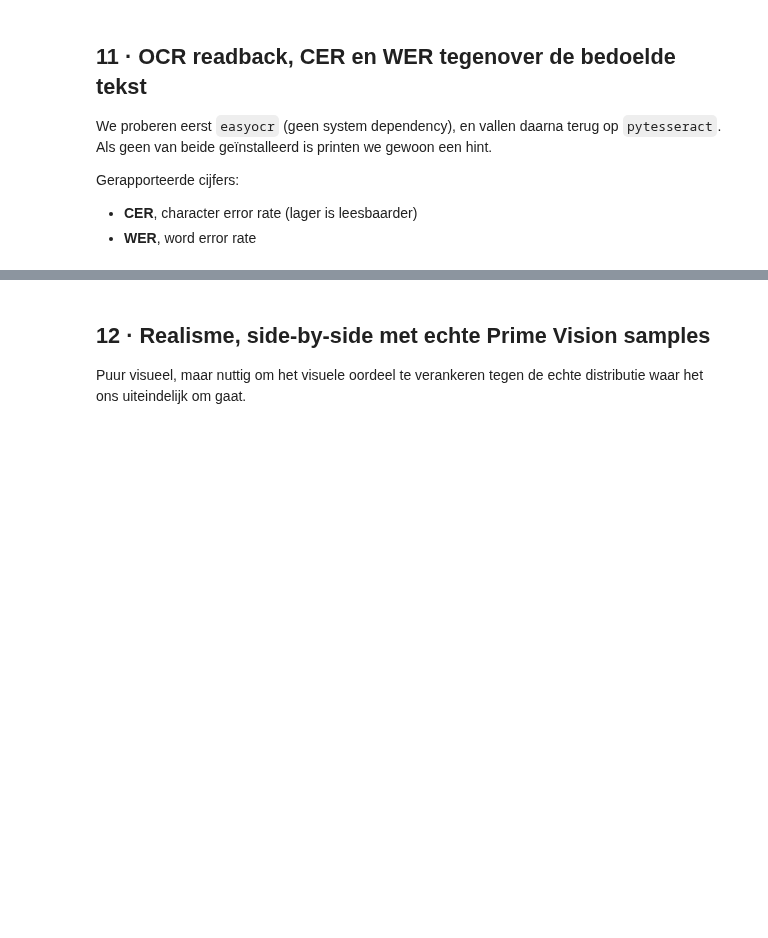
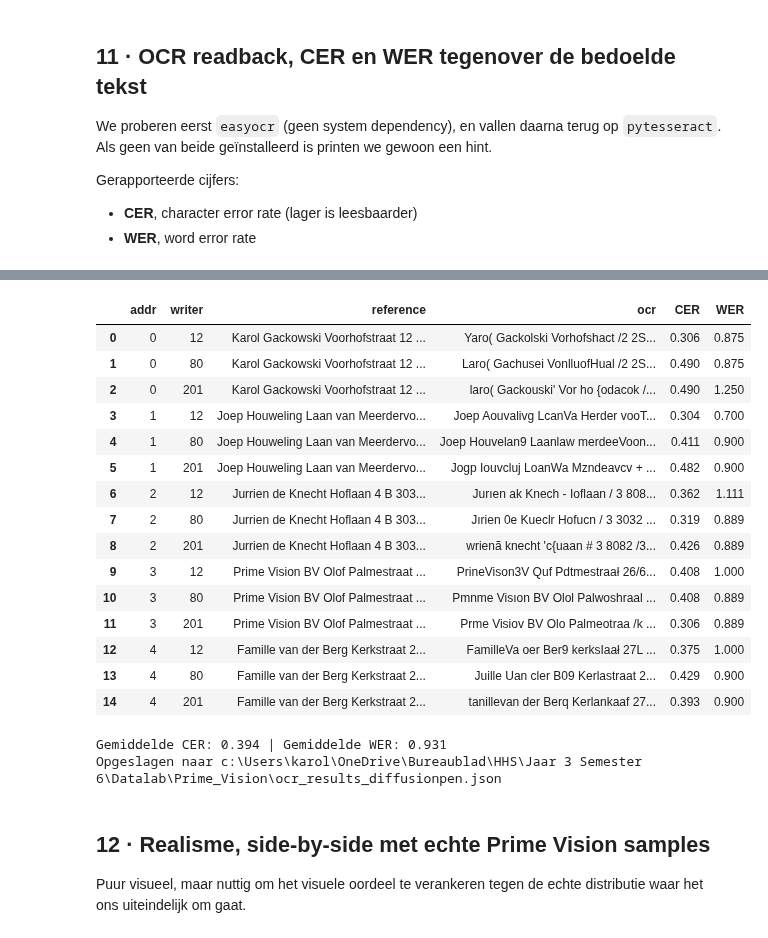
Before and after one commit to Joephwlg/Prime_Vision, a Jupyter notebook: diffusionpen_eval.ipynb, the cells around one changed output, grey strips where cells are left out. Drawn from its saved outputs; the diff is of its cells as text; code cells hidden in the pictures; blank space fills up the shorter version.

```diff
--- a/diffusionpen_eval.ipynb
+++ b/diffusionpen_eval.ipynb
@@ -465,33 +510,72 @@ print('OCR engine:', ocr_engine)
 # %%
 try:
     from IPython.display import display
 except ImportError:
     display = print
+
+missing = [name for name in ('ADDRESSES', 'WRITERS', 'samples', 'ocr')
+           if name not in globals()]
+if missing:
+    raise RuntimeError(
+        f'Cel kan niet draaien. Eerst de eerdere cellen runnen. Ontbreekt: {missing}'
+    )
 
 results = []
 if ocr is not None:
     for ai, lines in enumerate(ADDRESSES):
         ref = ' '.join(lines)
         for w in WRITERS:
             hyp = ocr(samples[(ai, w)])
             results.append({
                 'addr': ai, 'writer': w,
                 'reference': ref, 'ocr': hyp,
                 'CER': round(cer(ref.lower(), hyp.lower()), 3),
                 'WER': round(wer(ref.lower(), hyp.lower()), 3),
             })
     try:
         import pandas as pd
         df = pd.DataFrame(results)
         display(df)
-        print('Gemiddelde CER:', round(df['CER'].mean(), 3), '| Gemiddelde WER:', round(df['WER'].mean(), 3))
+        mean_cer = round(df['CER'].mean(), 3)
+        mean_wer = round(df['WER'].mean(), 3)
     except ImportError:
         for r in results:
             print(r)
-        print('Gemiddelde CER:', round(np.mean([r["CER"] for r in results]), 3),
-              '| Gemiddelde WER:', round(np.mean([r["WER"] for r in results]), 3))
+        mean_cer = round(np.mean([r['CER'] for r in results]), 3)
+        mean_wer = round(np.mean([r['WER'] for r in results]), 3)
+    print('Gemiddelde CER:', mean_cer, '| Gemiddelde WER:', mean_wer)
+
+    # Sla resultaten op zodat de vergelijking cel ze later kan inlezen.
+    out_json = DIFFUSIONPEN_DIR.parent / 'ocr_results_diffusionpen.json'
+    with open(out_json, 'w', encoding='utf-8') as f:
+        json.dump({
+            'model': 'DiffusionPen',
+            'mean_CER': mean_cer,
+            'mean_WER': mean_wer,
+            'rows': results,
+        }, f, ensure_ascii=False, indent=2)
+    print('Opgeslagen naar', out_json)
 else:
     print('(OCR overgeslagen, geen engine beschikbaar)')
+# %% [output]
+|  | addr | writer | reference | ocr | CER | WER |
+| 0 | 0 | 12 | Karol Gackowski Voorhofstraat 12 ... | Yaro( Gackolski Vorhofshact /2 2S... | 0.306 | 0.875 |
+| 1 | 0 | 80 | Karol Gackowski Voorhofstraat 12 ... | Laro( Gachusei VonlluofHual /2 2S... | 0.490 | 0.875 |
+| 2 | 0 | 201 | Karol Gackowski Voorhofstraat 12 ... | laro( Gackouski' Vor ho {odacok /... | 0.490 | 1.250 |
+| 3 | 1 | 12 | Joep Houweling Laan van Meerdervo... | Joep Aouvalivg LcanVa Herder vooT... | 0.304 | 0.700 |
+| 4 | 1 | 80 | Joep Houweling Laan van Meerdervo... | Joep Houvelan9 Laanlaw merdeeVoon... | 0.411 | 0.900 |
+| 5 | 1 | 201 | Joep Houweling Laan van Meerdervo... | Jogp Iouvcluj LoanWa Mzndeavcv + ... | 0.482 | 0.900 |
+| 6 | 2 | 12 | Jurrien de Knecht Hoflaan 4 B 303... | Jurıen ak Knech - Ioflaan / 3 808... | 0.362 | 1.111 |
+| 7 | 2 | 80 | Jurrien de Knecht Hoflaan 4 B 303... | Jırien 0e Kueclr Hofucn / 3 3032 ... | 0.319 | 0.889 |
+| 8 | 2 | 201 | Jurrien de Knecht Hoflaan 4 B 303... | wrienã knecht 'c{uaan # 3 8082 /3... | 0.426 | 0.889 |
+| 9 | 3 | 12 | Prime Vision BV Olof Palmestraat ... | PrineVison3V Quf Pdtmestraał 26/6... | 0.408 | 1.000 |
+| 10 | 3 | 80 | Prime Vision BV Olof Palmestraat ... | Pmnme Visıon BV Olol Palwoshraal ... | 0.408 | 0.889 |
+| 11 | 3 | 201 | Prime Vision BV Olof Palmestraat ... | Prme Visiov BV Olo Palmeotraa /k ... | 0.306 | 0.889 |
+| 12 | 4 | 12 | Famille van der Berg Kerkstraat 2... | FamilleVa oer Ber9 kerksIaał 27L ... | 0.375 | 1.000 |
+| 13 | 4 | 80 | Famille van der Berg Kerkstraat 2... | Juille Uan cler B09 Kerlastraat 2... | 0.429 | 0.900 |
+| 14 | 4 | 201 | Famille van der Berg Kerkstraat 2... | tanillevan der Berq Kerlankaaf 27... | 0.393 | 0.900 |
+Gemiddelde CER: 0.394 | Gemiddelde WER: 0.931
+Opgeslagen naar c:\Users\karol\OneDrive\Bureaublad\HHS\Jaar 3 Semester 6\Datalab\Prime_Vision\ocr_results_diffusionpen.json
 # %% [markdown]
 ## 12 · Realisme, side-by-side met echte Prime Vision samples
 
```
Also changed, not shown: parts of 12 cells of this notebook, 4 other files.
